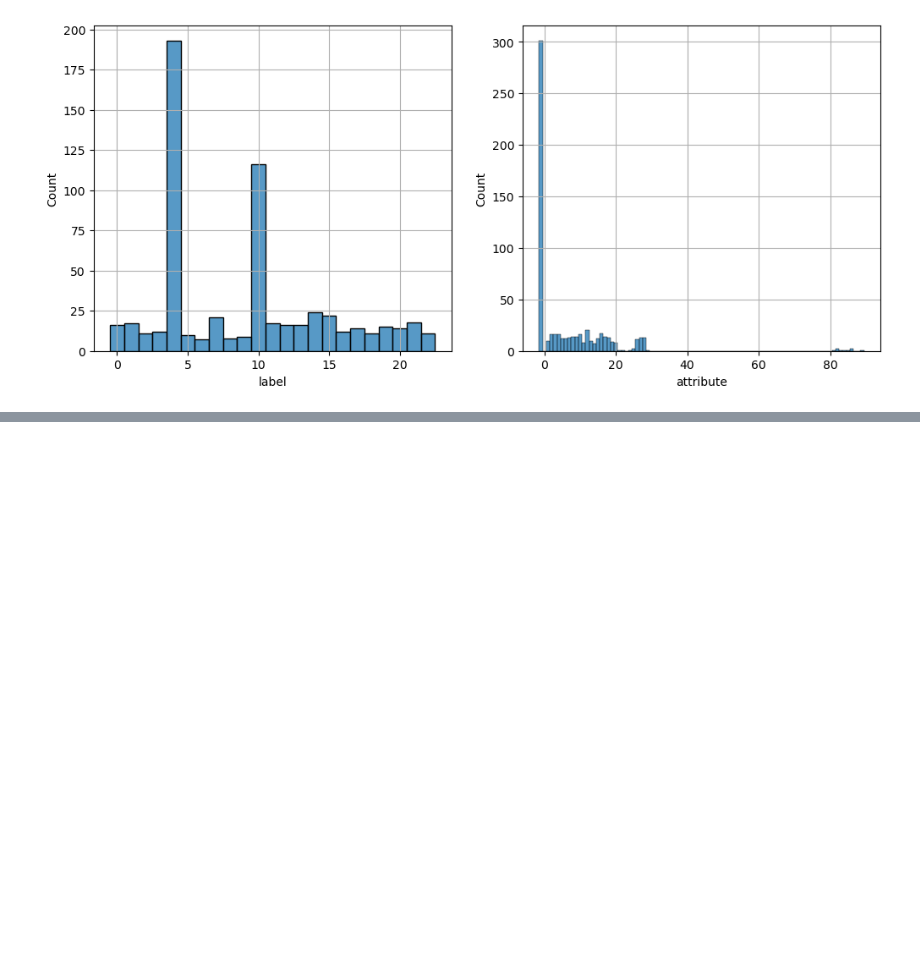
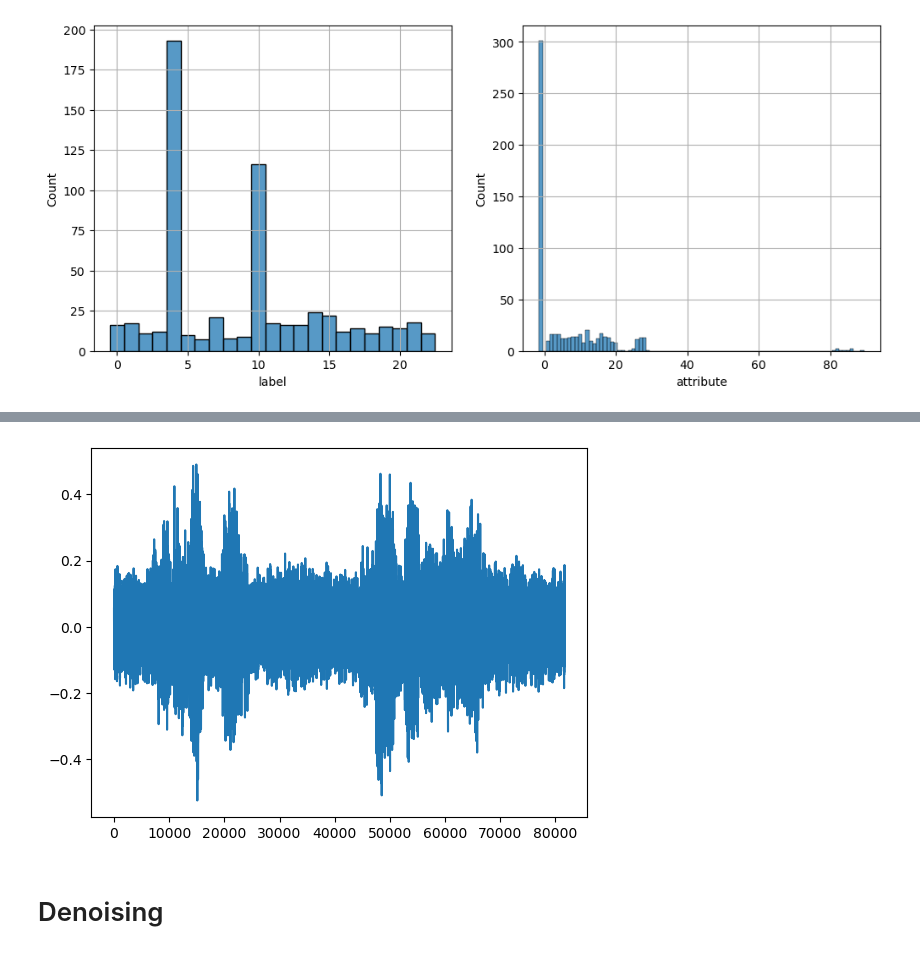
Before and after one commit to fm-projects/railroad-command-recognition, a Jupyter notebook: EDA.ipynb, the cells around one changed output, grey strips where cells are left out. Cells and saved outputs as stored; diff of their text form; code cells hidden in the pictures; blank space fills up the shorter version.

```diff
--- a/EDA.ipynb
+++ b/EDA.ipynb
@@ -53 +162,12 @@ eda_one_df(luga)
+# %%
+from scipy.fft import irfft
+
+new_sig = irfft(yf)
+
+plt.plot(new_sig)
+plt.show()
+# %% [output]
+[figure, added]
+# %% [markdown]
+# Denoising
 # %%
```
Also changed, not shown: parts of 15 cells of this notebook.
